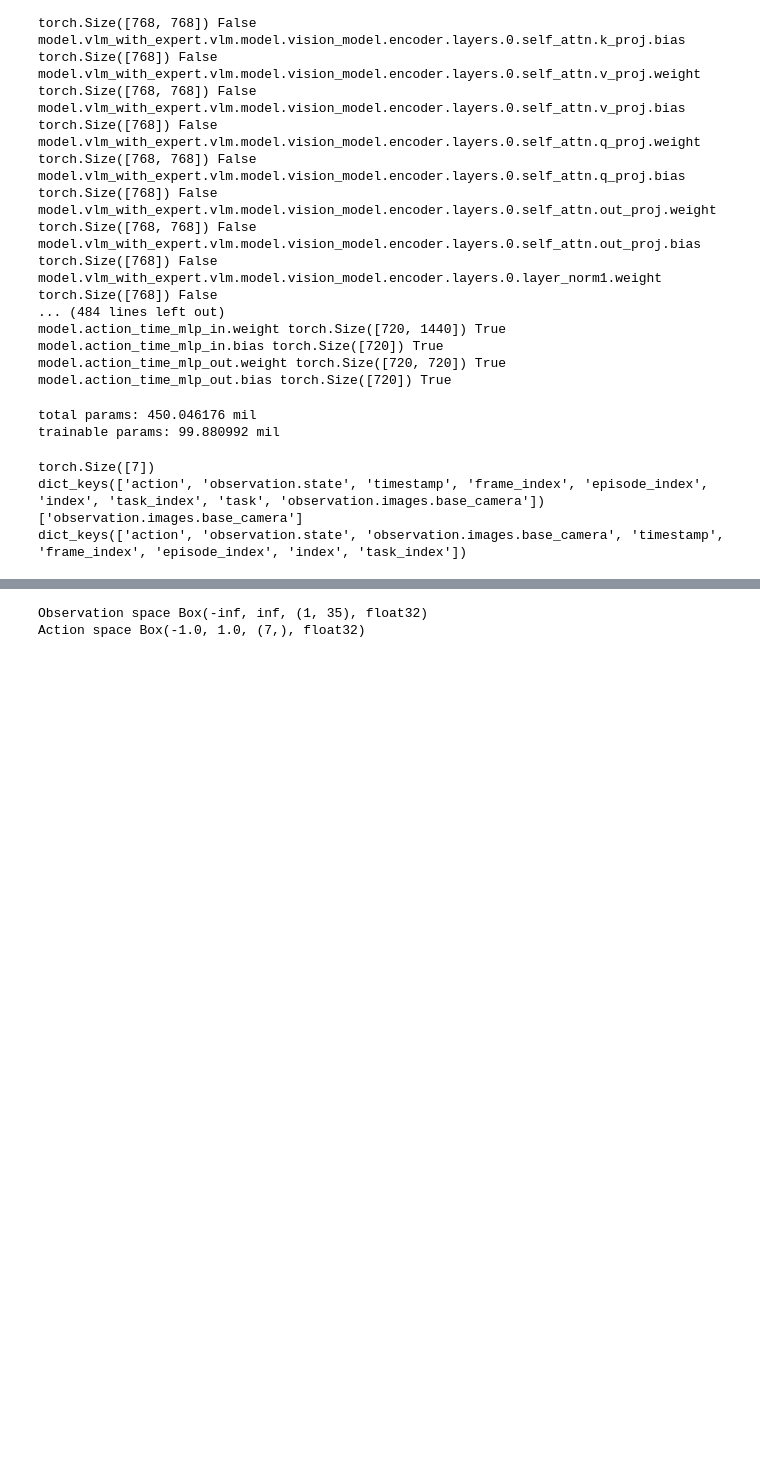
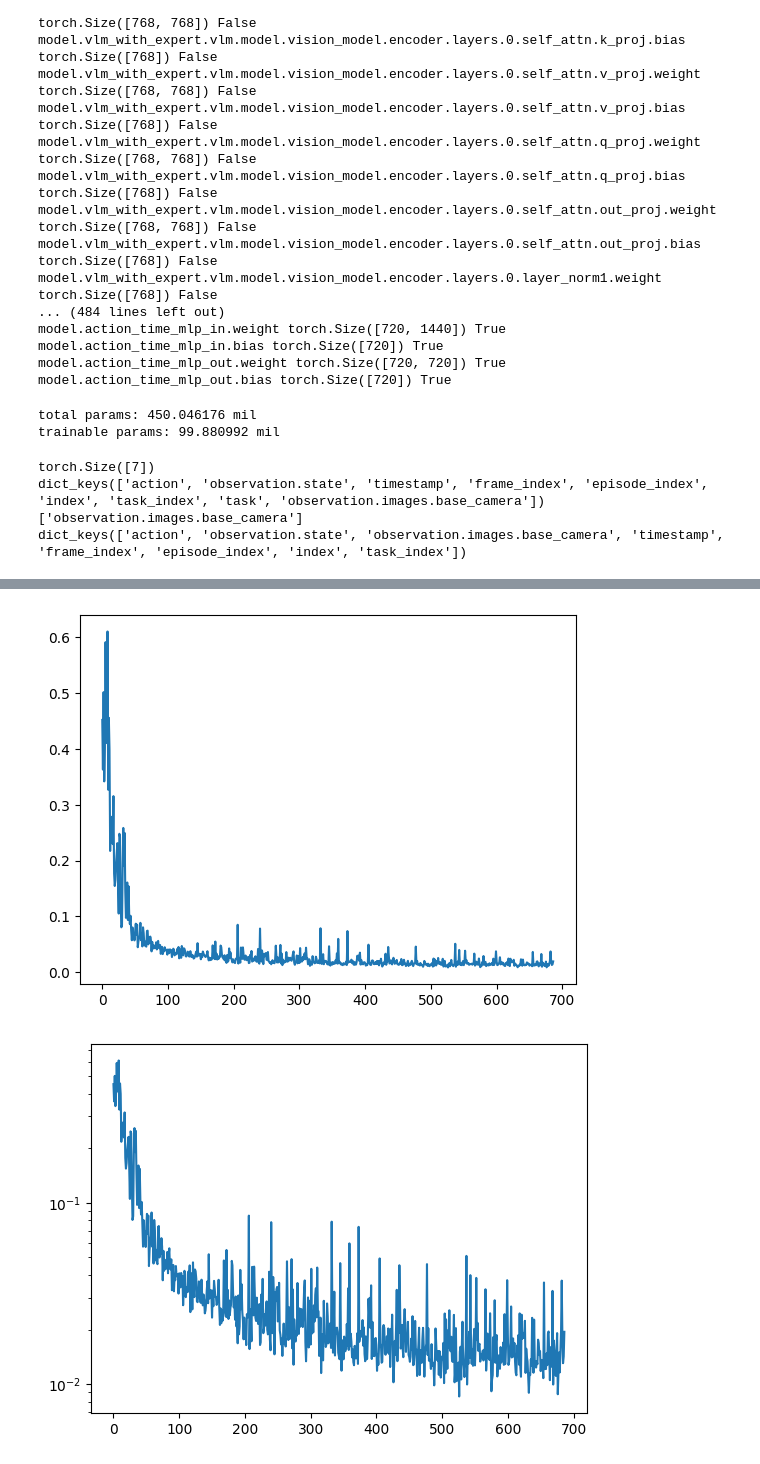
Before and after one commit to StefanStringer/Deep_Learning_Project, a Jupyter notebook: torch_vla_implementation/model_training_first_draft.ipynb, the cells around one changed output, grey strips where cells are left out. Drawn from its saved outputs; the diff is of its cells as text; code cells hidden in the pictures; blank space fills up the shorter version.

Commit message:
Made working traing loop and evaluation

```diff
--- a/torch_vla_implementation/model_training_first_draft.ipynb
+++ b/torch_vla_implementation/model_training_first_draft.ipynb
@@ -0,0 +1,7 @@
+# %%
+import sapien.physx as physx
+physx.enable_gpu()
+import torch
+
+device = torch.device("cuda" if torch.cuda.is_available() else "cpu")
+print(f"using {device}")
@@ -71,7 +79,8 @@ cfg.output_features = {k: f for k, f in features.items() if f.type is FeatureTyp
 cfg.input_features = {k: f for k, f in features.items() if k not in cfg.output_features}
 
 #initializing the model with the right config for the dataset
-policy = SmolVLAPolicy.from_pretrained("lerobot/smolvla_base", config = cfg)
+policy = SmolVLAPolicy.from_pretrained("lerobot/smolvla_base", config = cfg).to(device)
+control_policy = SmolVLAPolicy.from_pretrained("lerobot/smolvla_base", config = cfg).to(device)
 
 #we make our pre and post processor because we need tokens, not text as well as normalization.
 preprocess, postprocess = make_pre_post_processors(
@@ -89,7 +98,7 @@ dataset = LeRobotDataset(
     delta_timestamps = delta_timestamps,
 )
 
-data_loader = DataLoader(dataset)
+data_loader = DataLoader(dataset, batch_size = 28, shuffle = True)
 
 #to see if it works
 batch = preprocess(next(iter(data_loader)))
@@ -144,25 +248,13 @@ BEGINNING TRAINING
-# %%
-import gymnasium as gym
-import mani_skill.envs
-
-env = gym.make(
-    "PushCube-v1", # there are more tasks e.g. "PickCube-v1", "PegInsertionSide-v1", ...
-    num_envs=1,
-    obs_mode="state", # there is also "state_dict", "rgbd", ...
-    control_mode="pd_ee_delta_pose", # there is also "pd_joint_delta_pos", ...
-    render_mode = "rgb_array"
-)
-print("Observation space", env.observation_space)
-print("Action space", env.action_space)
-
-obs, _ = env.reset(seed=0) # reset with a seed for determinism
-done = False
-while not done:
-    action = env.action_space.sample()
-    obs, reward, terminated, truncated, info = env.step(action)
-    done = terminated or truncated
-    env.render()  # a display is required to render
-env.close()
-# %% [output]
-Observation space Box(-inf, inf, (1, 35), float32)
-Action space Box(-1.0, 1.0, (7,), float32)
+# %%
+import matplotlib.pyplot as plt
+#Plotting the normal loss curve
+plt.plot(train_loss)
+plt.show()
+
+#plotting the log-loss curve to see tendency more clearly
+plt.plot(train_loss)
+plt.yscale("log")
+plt.show()
+# %% [output]
+[figure, added]
+[figure, added]
```
Also changed, not shown: parts of 10 cells of this notebook.
